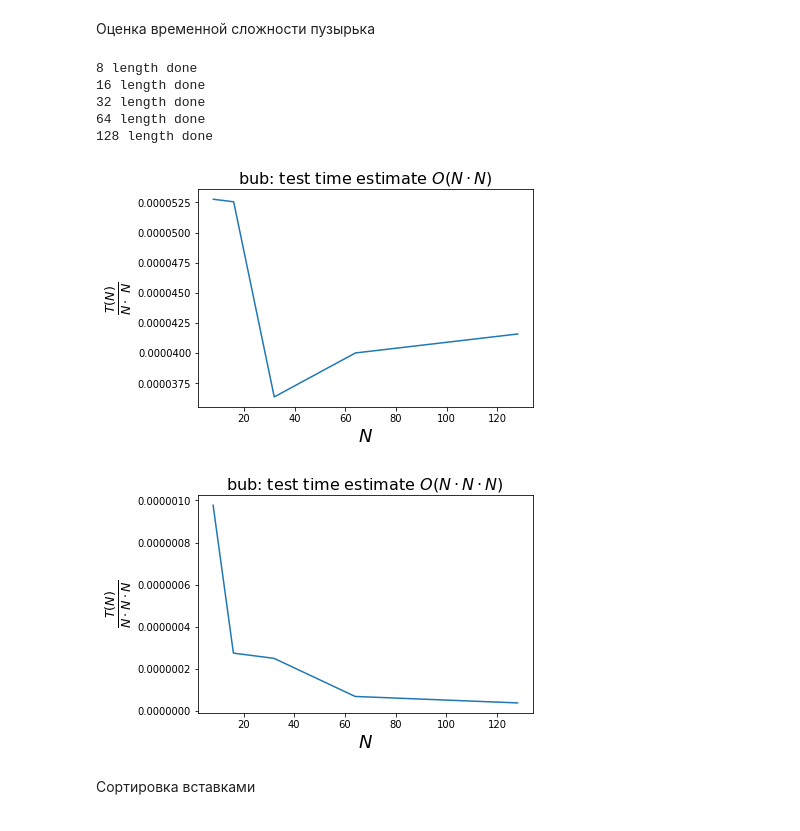
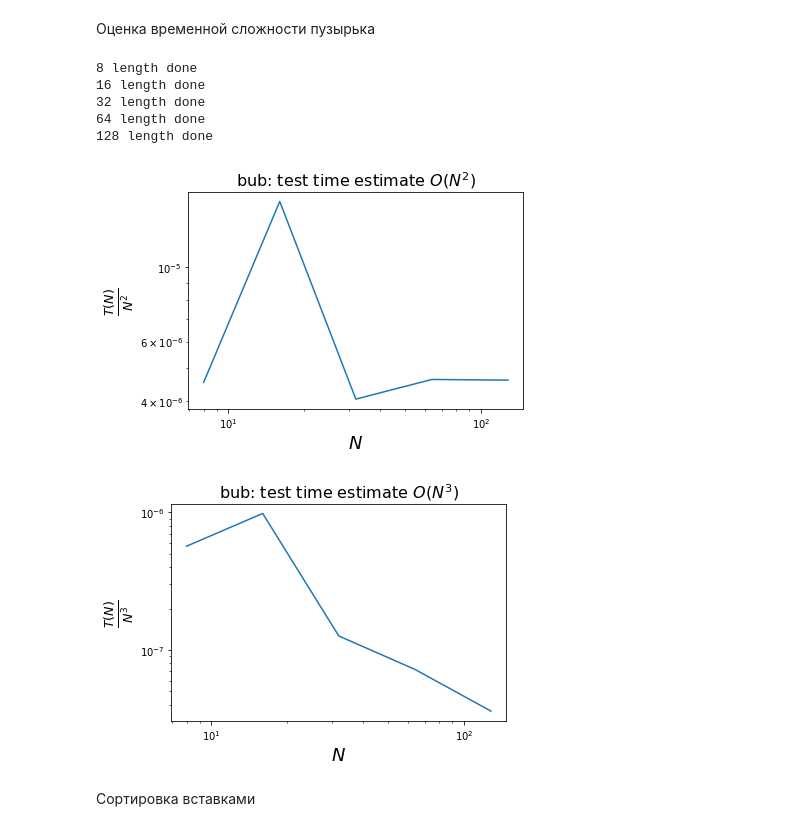
Before and after one commit to mipt-m06-803/lazarenkoLyubov, a Jupyter notebook: hw11.ipynb, the cells around one changed output. Drawn from its saved outputs; the diff is of its cells as text; code cells hidden in the pictures.

```diff
--- a/hw11.ipynb
+++ b/hw11.ipynb
@@ -87,3 +87,19 @@ print(quantity)
 # %% [output]
 [2, 2, 2, 2, 2]
 10
+# %%
+import random
+N = random.randint(10, 20)
+A = random.sample(range(100), N)
+#A = [2,2,2,2,2]
+quantity = 0
+A.sort(reverse = True)
+for i in range(0,len(A)-2):
+    for j in range(i + 1, len(A)-1):
+        if A[j] <= A[i]/2:
+            break
+        for k in range(j+1,len(A)):
+            if A[k] + A[j] <= A[i]:
+                break
+            quantity += 1
+print(quantity)
@@ -485,6 +525,7 @@ plt.show()
 import timeit
 import math
 import matplotlib.pyplot as plt
+%matplotlib inline
 start = 8
 factor = 2
 num_points = 5
@@ -506,7 +547,6 @@ def bub(L):
             idx += 1
             if L[idx] < L[idx-1]:
                 L[idx-1],L[idx] = L[idx],L[idx-1]
-    return L
 """
 while N <= N_max:
     T = timeit.timeit(
@@ -514,44 +554,44 @@ while N <= N_max:
         setup=setup,
         number=num_repeats,
         globals=dict(N=N)
     )
     T_copy = timeit.timeit(
         stmt="a = L[:]",
         setup=setup,
         number=num_repeats,
         globals=dict(N=N)
     )
     T -= T_copy
     N_list.append(N)
     T_list.append(T)
     n2_list.append(T / (N ** 2))
     n3_list.append(T / (N ** 3))
     print("{} length done".format(N))
     N *= factor
 
-plt.plot(N_list, nlogn_list)
+plt.plot(N_list, n2_list)
 plt.xlabel(r"${N}$", fontsize=18)
-plt.ylabel(r"$\frac{T(N)}{N \cdot \ N}$", fontsize=18)
-plt.xscale("linear")
-plt.yscale("linear")
-plt.title('bub: test time estimate $O(N \cdot N)$', fontsize=16)
+plt.ylabel(r"$\frac{T(N)}{N^2}$", fontsize=18)
+plt.xscale("log")
+plt.yscale("log")
+plt.title('bub: test time estimate $O(N^2)$', fontsize=16)
 plt.show()
 
 plt.plot(N_list, n3_list)
 plt.xlabel(r"${N}$", fontsize=18)
-plt.ylabel(r"$\frac{T(N)}{N \cdot N \cdot N}$", fontsize=18)
-plt.xscale('linear')
-plt.yscale('linear')
-plt.title('bub: test time estimate $O(N \cdot N \cdot N)$', fontsize=16)
+plt.ylabel(r"$\frac{T(N)}{N^3}$", fontsize=18)
+plt.xscale('log')
+plt.yscale('log')
+plt.title('bub: test time estimate $O(N^3)$', fontsize=16)
 plt.show()
 # %% [output]
 8 length done
 16 length done
 32 length done
 64 length done
 128 length done
-[figure, old version]
+[figure, new version]
-[figure, old version]
+[figure, new version]
 # %% [markdown]
 Сортировка вставками
 # %%
```
Also changed, not shown: parts of 7 cells of this notebook, 1 other file.
